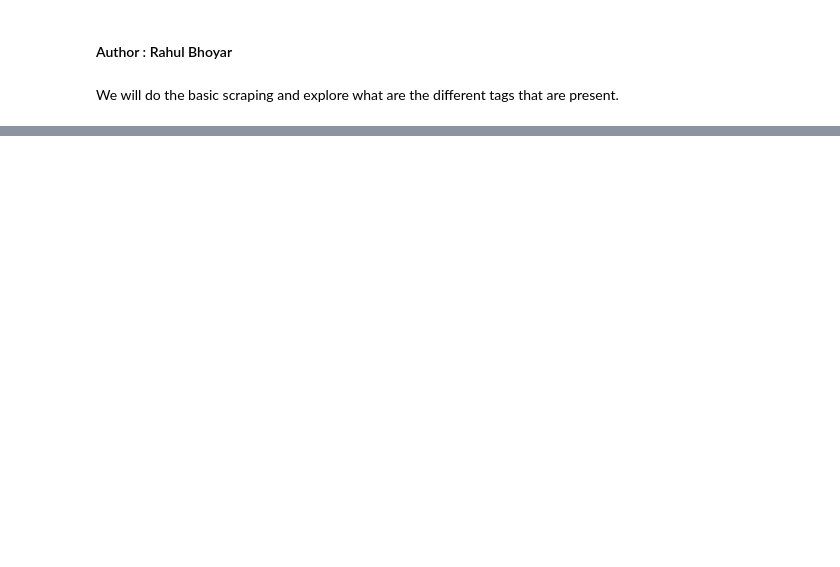
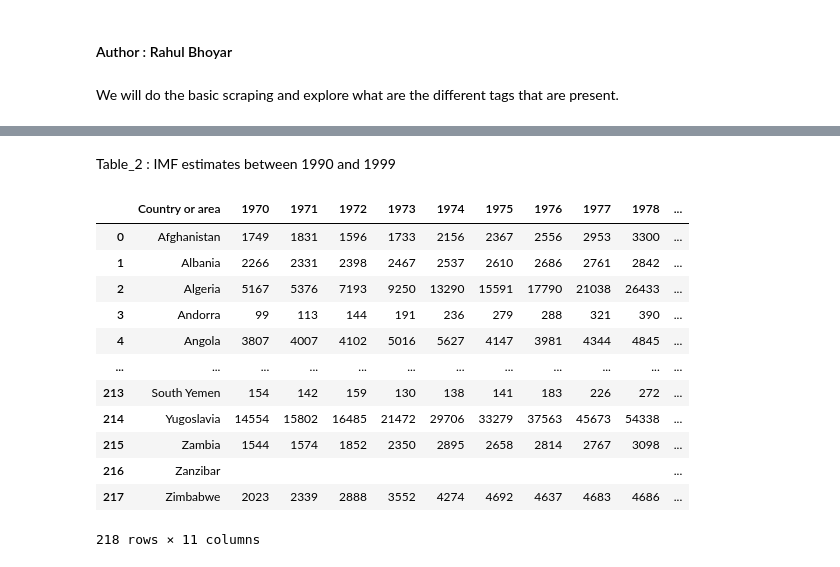
Before and after one commit to rahulbhoyar1995/Web-Scraping-with-Python, a Jupyter notebook: project_1_scraping_website_tables_data_using_bs4/1_basic_scraping_using_bs4.ipynb, the cells around one changed output, grey strips where cells are left out. Cells and saved outputs as stored; diff of their text form; code cells hidden in the pictures; blank space fills up the shorter version.

```diff
--- a/project_1_scraping_website_tables_data_using_bs4/1_basic_scraping_using_bs4.ipynb
+++ b/project_1_scraping_website_tables_data_using_bs4/1_basic_scraping_using_bs4.ipynb
@@ -88,0 +124,25 @@ Revision History: []
+# %% [markdown]
+Table_2 : IMF estimates between 1990 and 1999
+# %%
+import pandas as pd
+
+table_2 = tables[1]
+table_data = [[clean_text(td.text.strip()) for td in row.find_all(['th', 'td'])] for row in table_2.find_all('tr')]
+
+column_names = table_data[0]
+df = pd.DataFrame(table_data[1:], columns=column_names)
+df
+# %% [output]
+|  | Country or area | 1970 | 1971 | 1972 | 1973 | 1974 | 1975 | 1976 | 1977 | 1978 | ... |
+| 0 | Afghanistan | 1749 | 1831 | 1596 | 1733 | 2156 | 2367 | 2556 | 2953 | 3300 | ... |
+| 1 | Albania | 2266 | 2331 | 2398 | 2467 | 2537 | 2610 | 2686 | 2761 | 2842 | ... |
+| 2 | Algeria | 5167 | 5376 | 7193 | 9250 | 13290 | 15591 | 17790 | 21038 | 26433 | ... |
+| 3 | Andorra | 99 | 113 | 144 | 191 | 236 | 279 | 288 | 321 | 390 | ... |
+| 4 | Angola | 3807 | 4007 | 4102 | 5016 | 5627 | 4147 | 3981 | 4344 | 4845 | ... |
+| ... | ... | ... | ... | ... | ... | ... | ... | ... | ... | ... | ... |
+| 213 | South Yemen | 154 | 142 | 159 | 130 | 138 | 141 | 183 | 226 | 272 | ... |
+| 214 | Yugoslavia | 14554 | 15802 | 16485 | 21472 | 29706 | 33279 | 37563 | 45673 | 54338 | ... |
+| 215 | Zambia | 1544 | 1574 | 1852 | 2350 | 2895 | 2658 | 2814 | 2767 | 3098 | ... |
+| 216 | Zanzibar |  |  |  |  |  |  |  |  |  | ... |
+| 217 | Zimbabwe | 2023 | 2339 | 2888 | 3552 | 4274 | 4692 | 4637 | 4683 | 4686 | ... |
+218 rows × 11 columns
```
Also changed, not shown: parts of 11 cells of this notebook, 1 other file.
